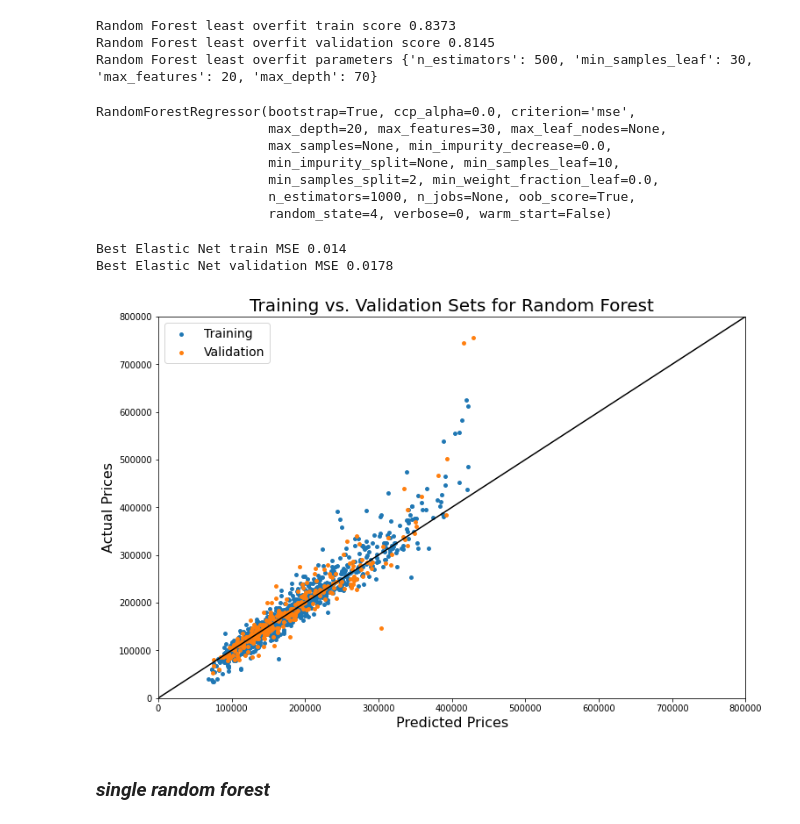
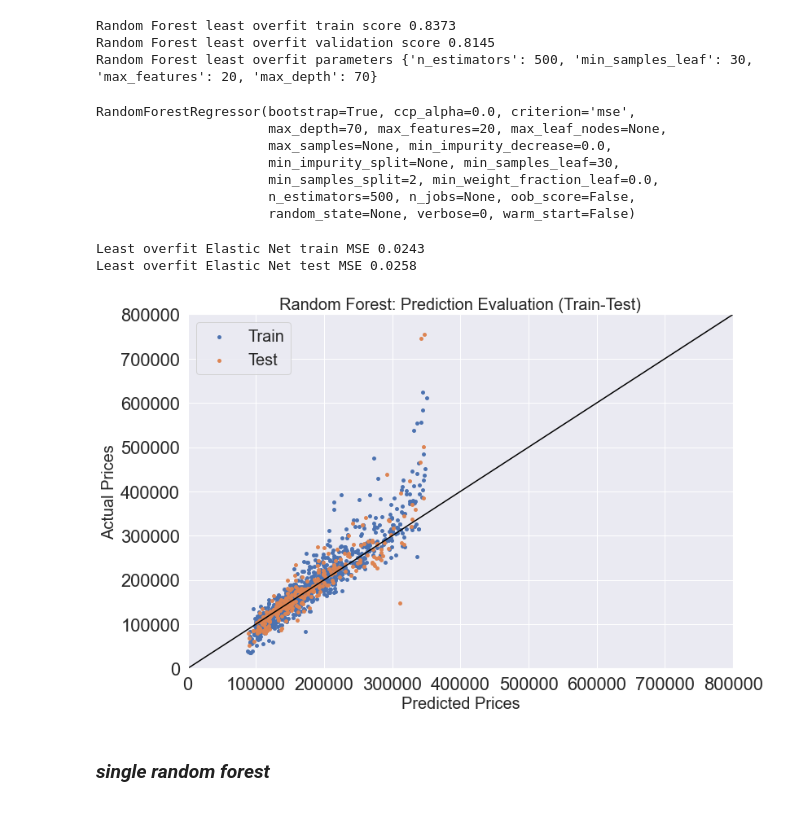
Before and after one commit to zackzbar/ml_houseprice_iowa, a Jupyter notebook: scripts/models.ipynb, the cells around one changed output. Drawn from its saved outputs; the diff is of its cells as text; code cells hidden in the pictures.

```diff
--- a/scripts/models.ipynb
+++ b/scripts/models.ipynb
@@ -678,22 +703,29 @@ rf_params_lof = rf_least_overfit['parameters']
 print("Random Forest least overfit train score", round(rf_train_score_lof, ndigits=4))
 print("Random Forest least overfit validation score", round(rf_validation_score_lof, ndigits=4))
 print("Random Forest least overfit parameters", rf_params_lof)
+
+rf_min_samples_leaf_lof = rf_params_lof['min_samples_leaf']
+rf_max_features_lof = rf_params_lof['max_features']
+rf_max_depth_lof = rf_params_lof['max_depth']
+rf_n_estimators_lof = rf_params_lof['n_estimators']
 # %% [output]
 Random Forest least overfit train score 0.8373
 Random Forest least overfit validation score 0.8145
 Random Forest least overfit parameters {'n_estimators': 500, 'min_samples_leaf': 30, 'max_features': 20, 'max_depth': 70}
 # %%
 # Set Random Forest Model
-model_rf = random_rf.best_estimator_
+# model_rf = random_rf.best_estimator_ # choose the best validation score model
+model_rf = RandomForestRegressor(n_estimators=rf_n_estimators_lof, min_samples_leaf=rf_min_samples_leaf_lof,
+                                 max_features=rf_max_features_lof, max_depth=rf_max_depth_lof) # choose the least overfit model
 model_rf.fit(xtrain, ytrain)
 # %% [output]
 RandomForestRegressor(bootstrap=True, ccp_alpha=0.0, criterion='mse',
-                      max_depth=20, max_features=30, max_leaf_nodes=None,
+                      max_depth=70, max_features=20, max_leaf_nodes=None,
                       max_samples=None, min_impurity_decrease=0.0,
-                      min_impurity_split=None, min_samples_leaf=10,
+                      min_impurity_split=None, min_samples_leaf=30,
                       min_samples_split=2, min_weight_fraction_leaf=0.0,
-                      n_estimators=1000, n_jobs=None, oob_score=True,
-                      random_state=4, verbose=0, warm_start=False)
+                      n_estimators=500, n_jobs=None, oob_score=False,
+                      random_state=None, verbose=0, warm_start=False)
 # %%
 # Random Forest Error
 ytrain_rf = model_rf.predict(xtrain)
@@ -704,10 +736,10 @@ MSE = mean_squared_error(ytrain, ytrain_rf)
 print("Least overfit Elastic Net train MSE", round(MSE, ndigits=4))
 
 MSE2 = mean_squared_error(ytest, ytest_rf)
-print("Least overfit Elastic Net validation MSE", round(MSE2, ndigits=4))
+print("Least overfit Elastic Net test MSE", round(MSE2, ndigits=4))
 # %% [output]
-Best Elastic Net train MSE 0.014
-Best Elastic Net validation MSE 0.0178
+Least overfit Elastic Net train MSE 0.0243
+Least overfit Elastic Net test MSE 0.0258
 # %%
 ## gridsearch of random forest
 # params_rf_grid = [{'max_features': range(0,81,10), 'n_estimators': range(100, 501, 5),
@@ -724,20 +756,20 @@ Best Elastic Net validation MSE 0.0178
 # %%
 # plot for random forest
 ## plot error of train vs validataion data
 plt.figure(figsize=(12,8))
-plt.scatter(np.exp(ytrain_rf), np.exp(ytrain), marker="o", s=15, label = "Training")
-plt.scatter(np.exp(ytest_rf), np.exp(ytest), marker="o", s=15, label="Validation")
-plt.title("Training vs. Validation Sets for Random Forest", fontsize=20)
-plt.xlabel("Predicted Prices", fontsize = 16)
-plt.ylabel("Actual Prices", fontsize = 16)
-plt.legend(loc = "upper left", fontsize = 14)
+plt.scatter(np.exp(ytrain_rf), np.exp(ytrain), marker="o", s=15, label = "Train")
+plt.scatter(np.exp(ytest_rf), np.exp(ytest), marker="o", s=15, label="Test")
+plt.title("Random Forest: Prediction Evaluation (Train-Test)", fontsize=20)
+plt.xlabel("Predicted Prices", fontsize = 20)
+plt.ylabel("Actual Prices", fontsize = 20)
+plt.legend(loc = "upper left", fontsize = 20)
+plt.plot([0, 800000], [0, 800000], 'black') # ideal predict
 plt.xlim(0, 800000)
 plt.ylim(0, 800000)
-plt.plot([0, 800000], [0, 800000], 'black') # ideal predict
 #plt.show()
-plt.savefig('../output/randomforest_train_validation_compare.png')
+plt.savefig('../output/randomforest_train_test_compare.png')
 # %% [output]
-[figure, old version]
+[figure, new version]
 # %% [markdown]
 ### _single random forest_
 # %%
```
Also changed, not shown: parts of 16 cells of this notebook, 9 other files.
